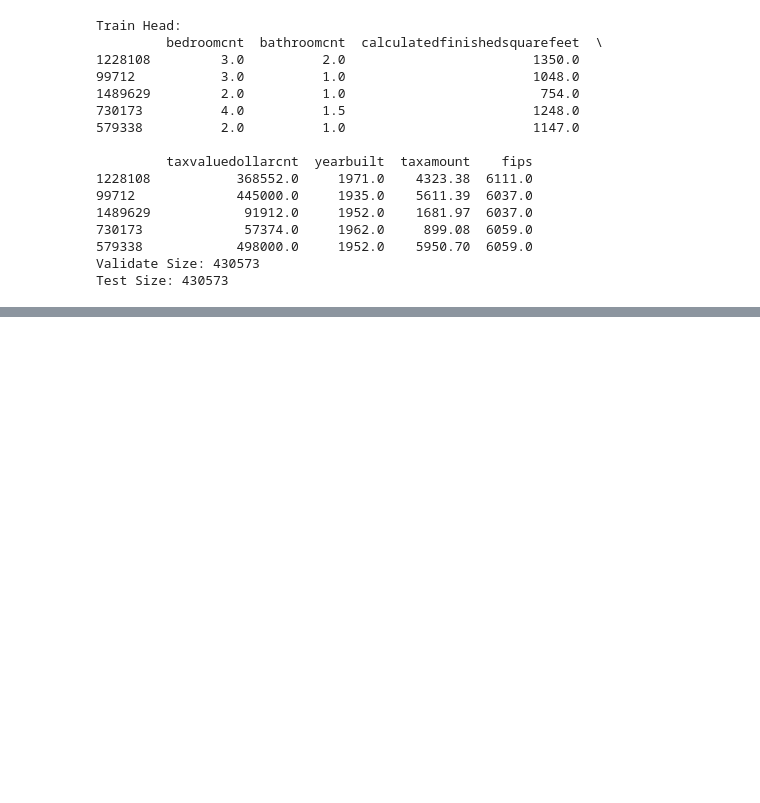
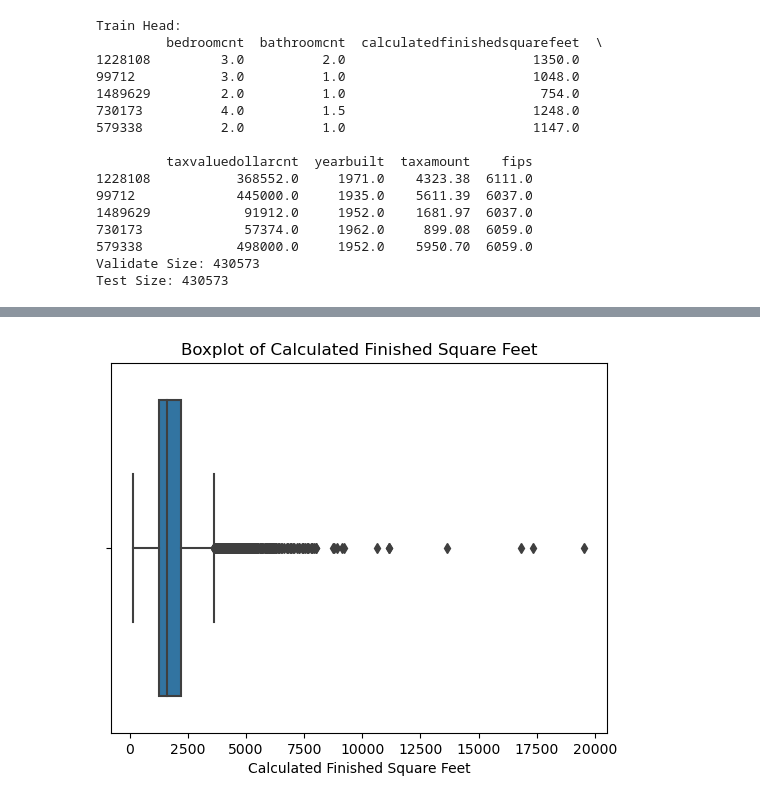
Before and after one commit to JoeyGideon/regression-exercises, a Jupyter notebook: explore.ipynb, the cells around one changed output, grey strips where cells are left out. Saved outputs shown, nothing was run; the diff lists cells and outputs as text; code cells hidden in the pictures; blank space fills up the shorter version.

```diff
--- a/explore.ipynb
+++ b/explore.ipynb
@@ -94,0 +139,8 @@ Test Size: 430573
+# %%
+# Boxplot of the calculated finished square footage
+sns.boxplot(x=train.sample(10000)['calculatedfinishedsquarefeet'])
+plt.xlabel('Calculated Finished Square Feet')
+plt.title('Boxplot of Calculated Finished Square Feet')
+plt.show()
+# %% [output]
+[figure, added]
```
Also changed, not shown: parts of 38 cells of this notebook.
